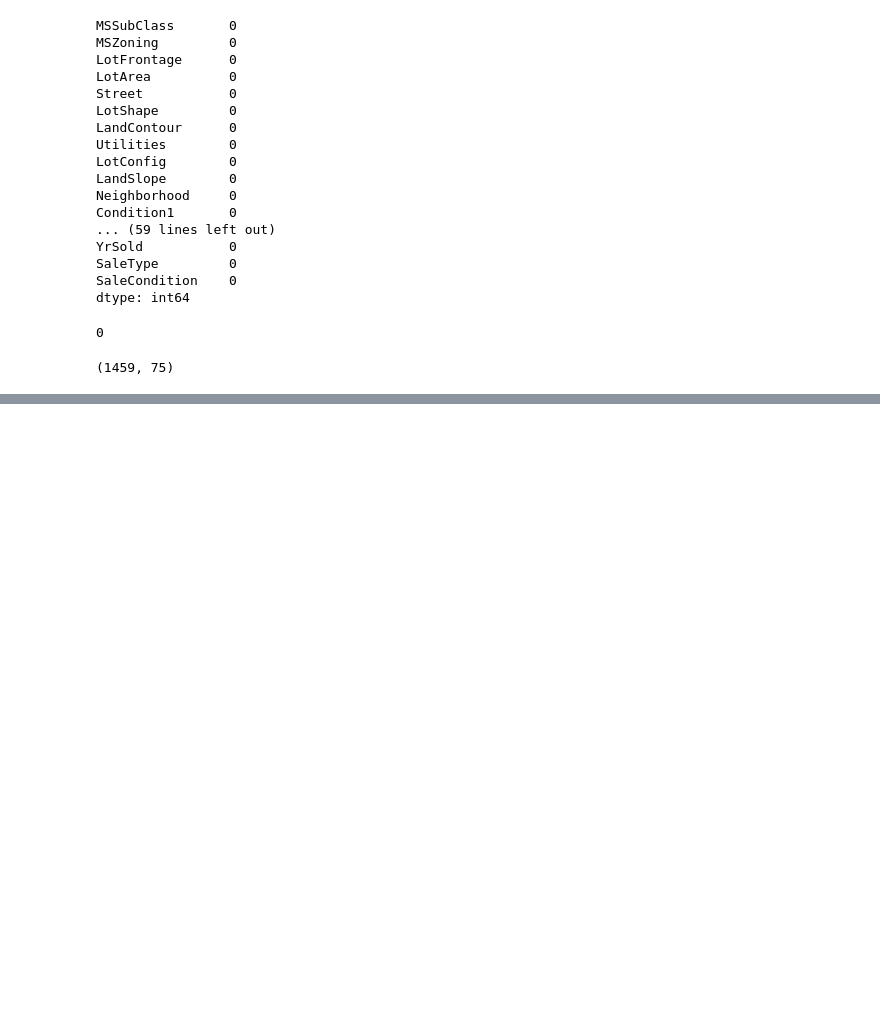
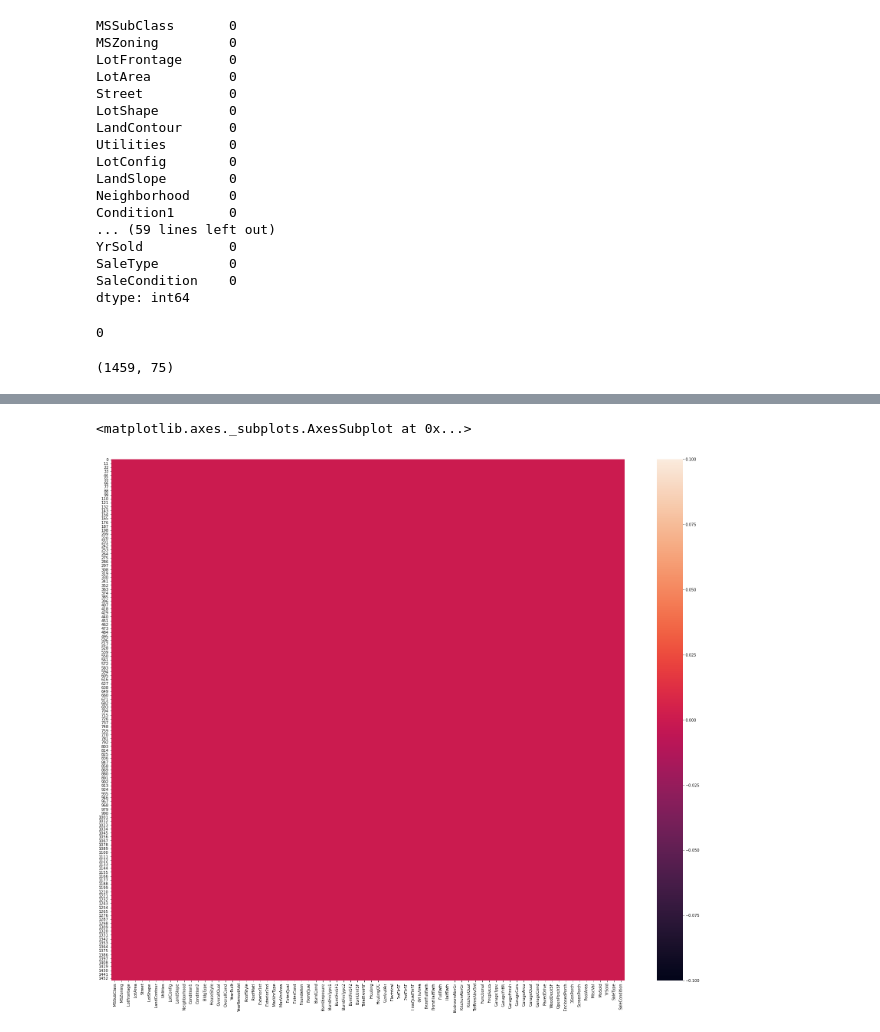
Before and after one commit to raghvendra98/PRICE-PREDICTION-OF-HOUSE-, a Jupyter notebook: house_prediction.ipynb, the cells around one changed output, grey strips where cells are left out. Saved outputs shown, nothing was run; the diff lists cells and outputs as text; code cells hidden in the pictures; blank space fills up the shorter version.

```diff
--- a/data_cleaning.ipynb
+++ b/house_prediction.ipynb
@@ -882,0 +885,6 @@ sns.heatmap(dff_test.isnull())
+# %%
+plt.figure(figsize=(30,25))
+sns.heatmap(dff_test.isnull())
+# %% [output]
+<matplotlib.axes._subplots.AxesSubplot at 0x...>
+[figure, added]
```
Also changed, not shown: parts of 46 cells of this notebook, 2 other files.
